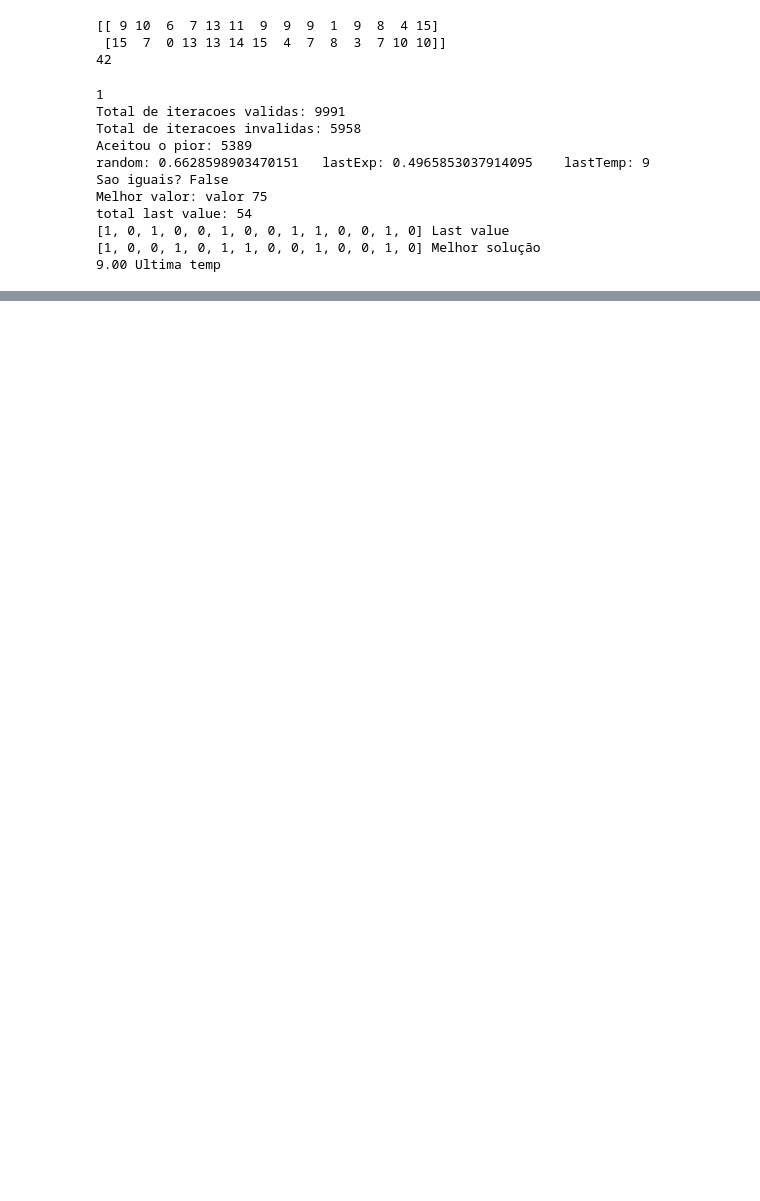
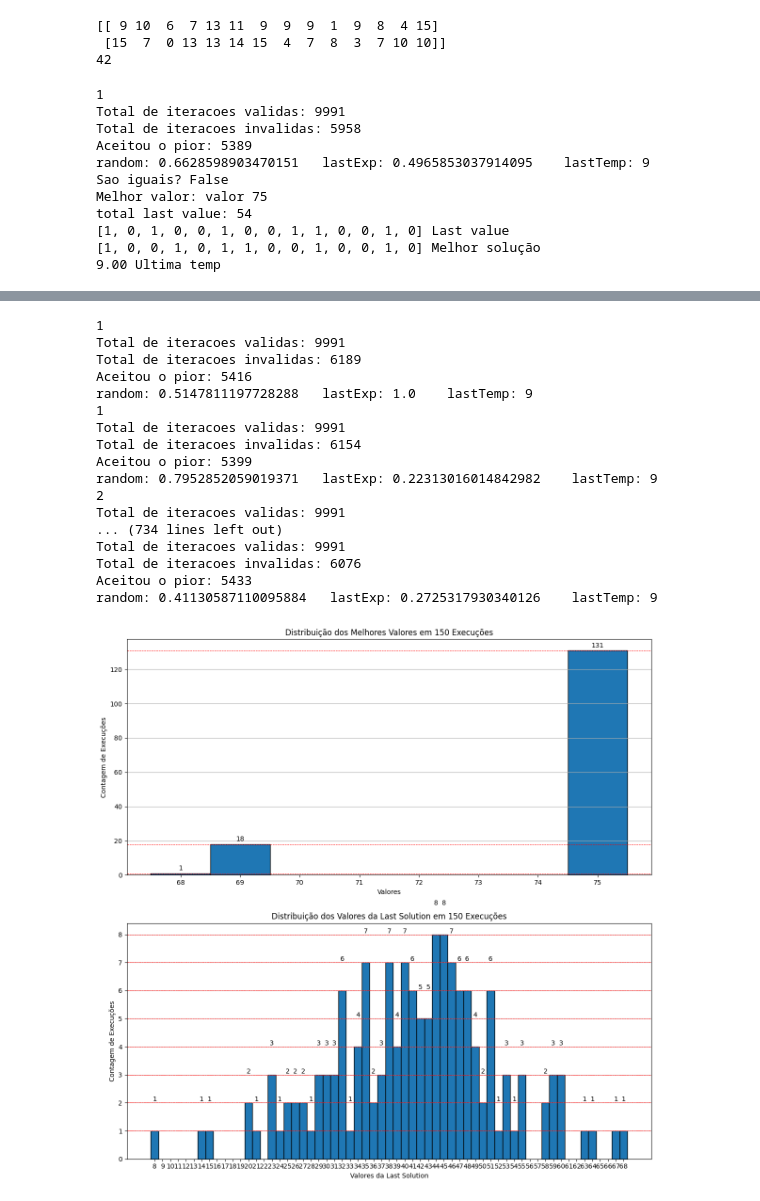
Before and after one commit to Nkamura/SI-Knapsack-problem, a Jupyter notebook: Better Alg.ipynb, the cells around one changed output, grey strips where cells are left out. Cells and saved outputs as stored; diff of their text form; code cells hidden in the pictures; blank space fills up the shorter version.

```diff
--- a/Better Alg.ipynb
+++ b/Better Alg.ipynb
@@ -259,0 +260,77 @@ random: 0.2932952483321428   lastExp: 1.0    lastTemp: 9
+# %%
+import numpy as np
+import random
+import math
+import copy
+import matplotlib.pyplot as plt
+
+# [Assumindo que sua função solveKnapsack já está definida anteriormente]
+
+results = []
+last_solution_values = []  # Lista para armazenar os valores da lastSolution
+num_iterations = 150  # Número de execuções
+
+for i in range(num_iterations):
+    bestSolution, bestValue, lastSolution, lastTemp = solveKnapsack()
+    results.append(bestValue)
+    total_last_value = calculate_value(lastSolution, originalValues, capacity)  # Calcula o valor total da lastSolution
+    last_solution_values.append(total_last_value)  # Armazena o valor total da lastSolution
+
+# Gráfico 1: Distribuição dos Melhores Valores
+unique_values, counts = np.unique(results, return_counts=True)
+
+plt.figure(figsize=(12, 12))
+
+# Gráfico 1: Melhores Valores
+plt.subplot(2, 1, 1)  # 2 linhas, 1 coluna, gráfico 1
+bars = plt.bar(unique_values, counts, width=1, edgecolor='black', align='center')
+plt.xlabel('Valores')
+plt.ylabel('Contagem de Execuções')
+plt.title(f'Distribuição dos Melhores Valores em {num_iterations} Execuções')
+plt.xticks(np.arange(min(unique_values), max(unique_values) + 1, 1))  # Eixo X de 1 em 1
+plt.grid(axis='y')  # Grade para facilitar a visualização
+
+# Adicionar linhas pontilhadas nos valores do eixo Y
+for i in range(len(counts)):
+    plt.axhline(y=counts[i], color='red', linestyle='--', linewidth=0.7)  # Linha pontilhada
+    plt.text(unique_values[i], counts[i] + 1, str(counts[i]), ha='center', va='bottom')  # Adiciona o valor em cima da barra
+
+# Gráfico 2: Distribuição dos Valores da Last Solution
+unique_last_values, last_counts = np.unique(last_solution_values, return_counts=True)
+
+# Gráfico 2: Last Solution
+plt.subplot(2, 1, 2)  # 2 linhas, 1 coluna, gráfico 2
+bars_last = plt.bar(unique_last_values, last_counts, width=1, edgecolor='black', align='center')
+plt.xlabel('Valores da Last Solution')
+plt.ylabel('Contagem de Execuções')
+plt.title(f'Distribuição dos Valores da Last Solution em {num_iterations} Execuções')
+plt.xticks(np.arange(min(unique_last_values), max(unique_last_values) + 1, 1))  # Eixo X de 1 em 1
+plt.grid(axis='y')  # Grade para facilitar a visualização
+
+# Adicionar linhas pontilhadas nos valores do eixo Y
+for i in range(len(last_counts)):
+    plt.axhline(y=last_counts[i], color='red', linestyle='--', linewidth=0.7)  # Linha pontilhada
+    plt.text(unique_last_values[i], last_counts[i] + 1, str(last_counts[i]), ha='center', va='bottom')  # Valor em cima da barra
+
+# Ajustar layout e mostrar os gráficos
+plt.tight_layout()  # Ajusta o layout para que os gráficos não se sobreponham
+plt.show()
+# %% [output]
+1
+Total de iteracoes validas: 9991
+Total de iteracoes invalidas: 6189
+Aceitou o pior: 5416
+random: 0.5147811197728288   lastExp: 1.0    lastTemp: 9
+1
+Total de iteracoes validas: 9991
+Total de iteracoes invalidas: 6154
+Aceitou o pior: 5399
+random: 0.7952852059019371   lastExp: 0.22313016014842982    lastTemp: 9
+2
+Total de iteracoes validas: 9991
+... (734 lines left out)
+Total de iteracoes validas: 9991
+Total de iteracoes invalidas: 6076
+Aceitou o pior: 5433
+random: 0.41130587110095884   lastExp: 0.2725317930340126    lastTemp: 9
+[figure, added]
```
Also changed, not shown: parts of 1 cell of this notebook.
